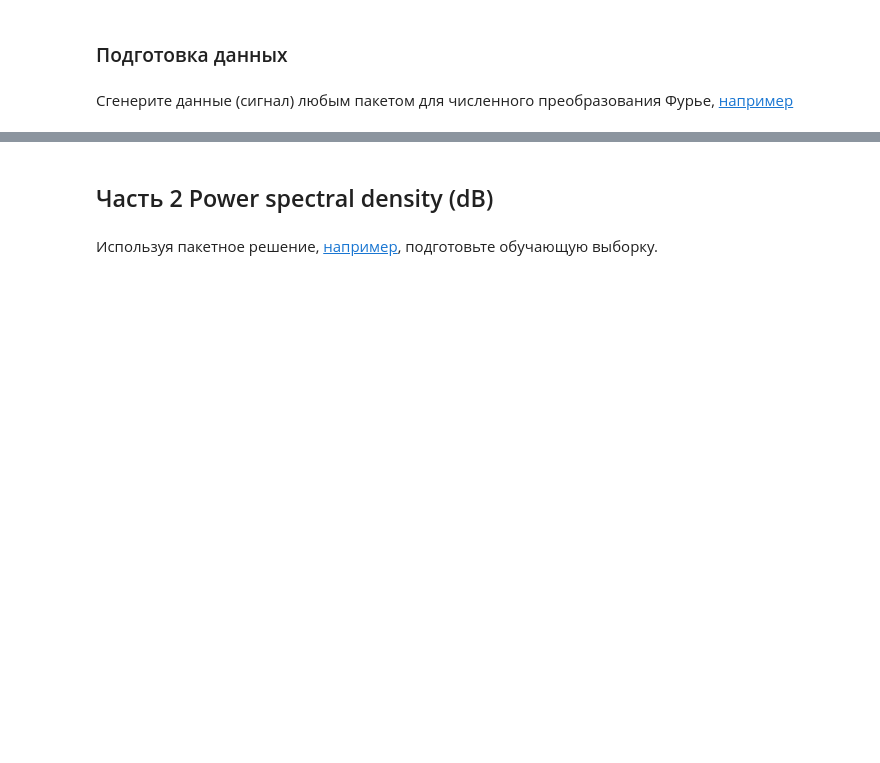
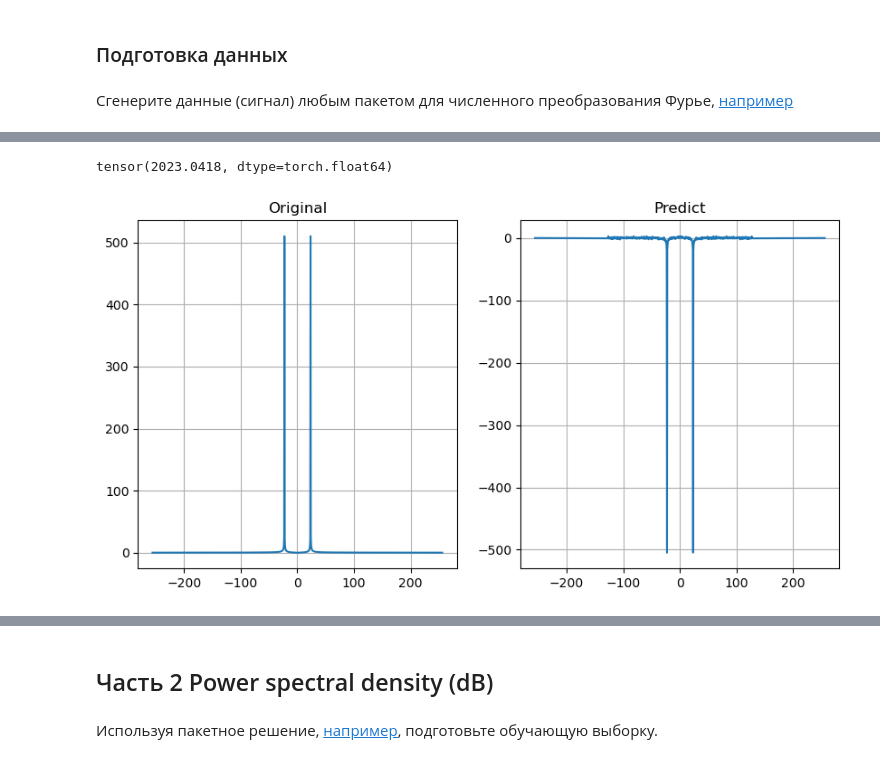
Before and after one commit to AmpiroMax/ml_mipt_dafe, a Jupyter notebook: homeworks/hw_4/hw4.ipynb, the cells around one changed output, grey strips where cells are left out. Drawn from its saved outputs; the diff is of its cells as text; code cells hidden in the pictures; blank space fills up the shorter version.

```diff
--- a/homeworks/hw_4/hw4.ipynb
+++ b/homeworks/hw_4/hw4.ipynb
@@ -182,0 +190,13 @@ for original, predict in gen_samples[:len(gen_samples)//3]:
+# %%
+
+speq = np.array(abs(fft.fftshift(fft.fft(signal.to("cpu")))))
+speq = torch.tensor(speq, device=DEVICE)
+
+with torch.no_grad():
+    gen = model(signal.to(DEVICE)).to("cpu")
+plot_sample(speq.to("cpu"), gen, xf)
+print(loss_fn(speq.to("cpu"), gen))
+plt.show()
+# %% [output]
+tensor(2023.0418, dtype=torch.float64)
+[figure, added]
```
Also changed, not shown: parts of 6 cells of this notebook.
